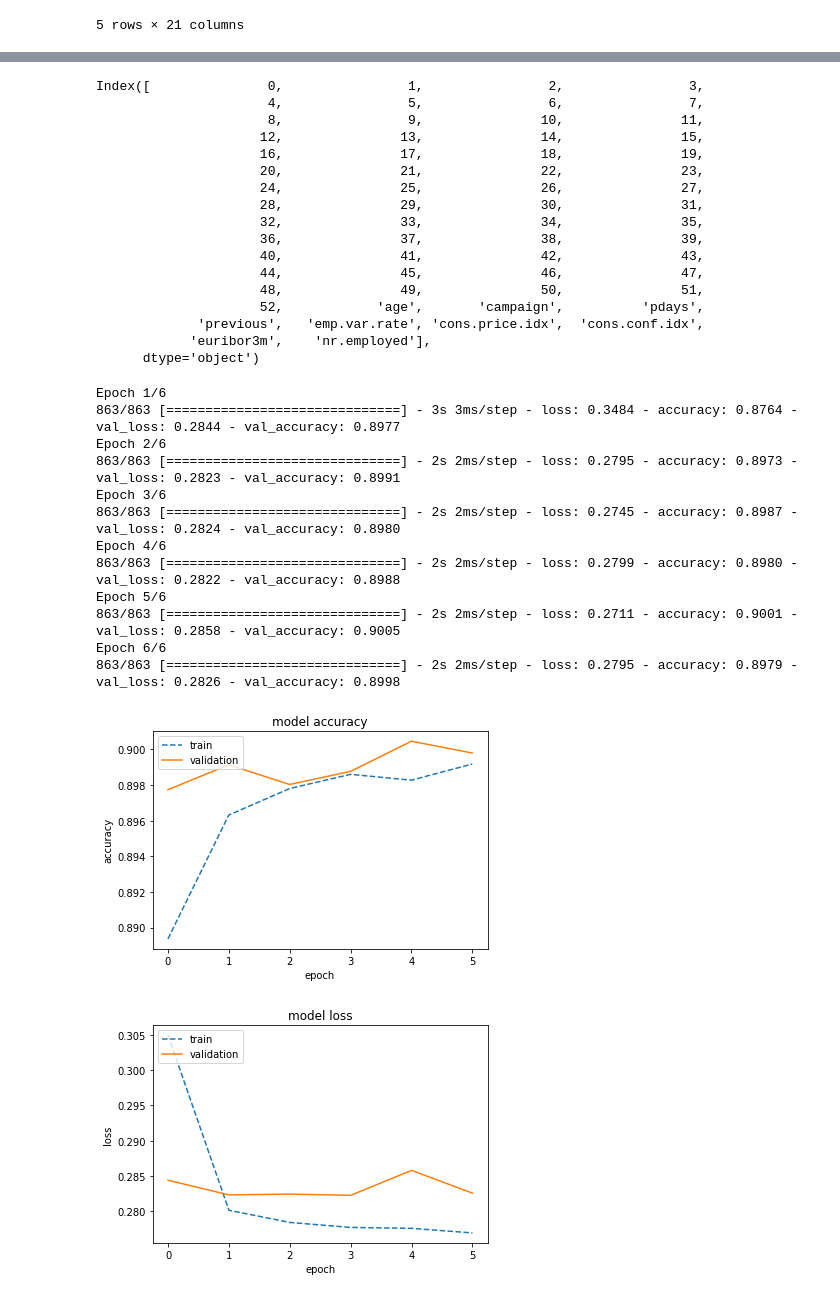
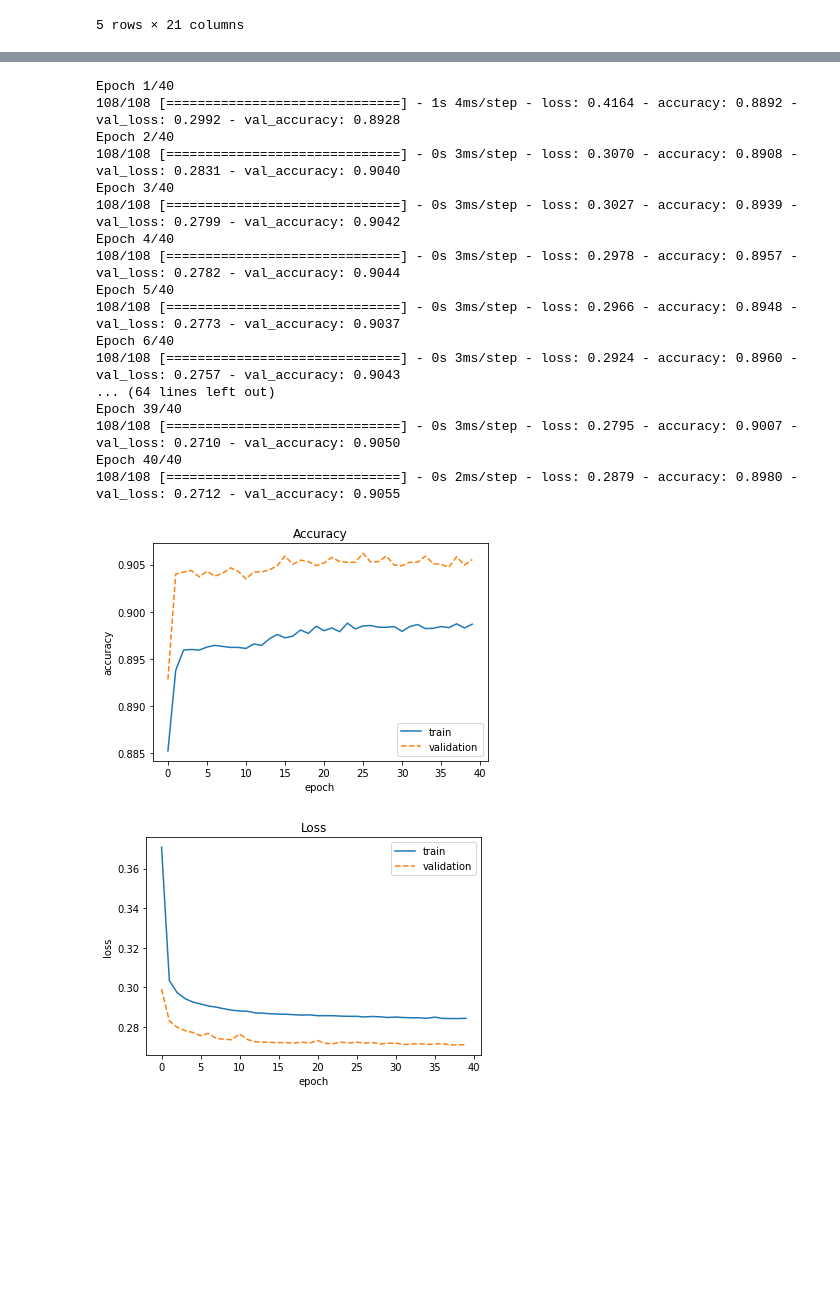
Before and after one commit to junelsolis/AAU-Machine-Learning, a Jupyter notebook: Mini Project 1/Mini Project 1.ipynb, the cells around one changed output, grey strips where cells are left out. Saved outputs shown, nothing was run; the diff lists cells and outputs as text; code cells hidden in the pictures; blank space fills up the shorter version.

```diff
--- a/Mini Project 1/Mini Project 1.ipynb
+++ b/Mini Project 1/Mini Project 1.ipynb
@@ -52,7 +52,8 @@ from sklearn.preprocessing import OneHotEncoder
 one_hot_encoder = OneHotEncoder(dtype=np.int, sparse=True)
 
 # start assembling cleaned data
-clean_data = pd.DataFrame(one_hot_encoder.fit_transform(data[['job', 'marital','education','default','housing','loan','contact','month','day_of_week','poutcome']]).toarray())
+# clean_data = pd.DataFrame(one_hot_encoder.fit_transform(data[['job', 'marital','education','default','housing','loan','contact','month','day_of_week','poutcome']]).toarray())
+clean_data = pd.DataFrame(one_hot_encoder.fit_transform(data[['education','default','contact','poutcome']]).toarray())
 # %%
 from sklearn.preprocessing import MinMaxScaler, StandardScaler
 
@@ -99,24 +87,6 @@ X = clean_data.loc[:, clean_data.columns != 'y']
 y = clean_data['y']
 
 X_train, X_test, y_train, y_test = train_test_split(X, y, test_size=0.33)
-# %% [output]
-Index([               0,                1,                2,                3,
-                      4,                5,                6,                7,
-                      8,                9,               10,               11,
-                     12,               13,               14,               15,
-                     16,               17,               18,               19,
-                     20,               21,               22,               23,
-                     24,               25,               26,               27,
-                     28,               29,               30,               31,
-                     32,               33,               34,               35,
-                     36,               37,               38,               39,
-                     40,               41,               42,               43,
-                     44,               45,               46,               47,
-                     48,               49,               50,               51,
-                     52,            'age',       'campaign',          'pdays',
-             'previous',   'emp.var.rate', 'cons.price.idx',  'cons.conf.idx',
-            'euribor3m',    'nr.employed'],
-      dtype='object')
 # %%
 import tensorflow as tf
 
@@ -124,52 +94,58 @@ import tensorflow as tf
 
 # Build and compile TF model
 model = tf.keras.Sequential([
-    tf.keras.layers.Dense(4, activation='relu', input_dim=62),
-    tf.keras.layers.Dense(128, activation=tf.nn.relu),
+    tf.keras.layers.Dense(6, activation='relu', input_dim=len(X_train.columns)),
+
+    tf.keras.layers.Dense(32, activation=tf.nn.relu),
     tf.keras.layers.Dense(2, activation='softmax')
 ])
 
-model.compile(optimizer='adam', loss=tf.keras.losses.SparseCategoricalCrossentropy(), metrics=['accuracy'])
+model.compile(optimizer=tf.keras.optimizers.Adam(), loss=tf.keras.losses.SparseCategoricalCrossentropy(), metrics=['accuracy'])
 # %%
 
 # es_callback = tf.keras.callbacks.EarlyStopping(monitor='val_loss', patience=3)
-history = model.fit(X_train, y_train, epochs=6, validation_data=(X_test, y_test), shuffle=True)
+history = model.fit(X_train, y_train, epochs=40, validation_data=(X_test, y_test), shuffle=True, batch_size=256)
 # %% [output]
-Epoch 1/6
-863/863 [==============================] - 3s 3ms/step - loss: 0.3484 - accuracy: 0.8764 - val_loss: 0.2844 - val_accuracy: 0.8977
-Epoch 2/6
-863/863 [==============================] - 2s 2ms/step - loss: 0.2795 - accuracy: 0.8973 - val_loss: 0.2823 - val_accuracy: 0.8991
-Epoch 3/6
-863/863 [==============================] - 2s 2ms/step - loss: 0.2745 - accuracy: 0.8987 - val_loss: 0.2824 - val_accuracy: 0.8980
-Epoch 4/6
-863/863 [==============================] - 2s 2ms/step - loss: 0.2799 - accuracy: 0.8980 - val_loss: 0.2822 - val_accuracy: 0.8988
-Epoch 5/6
-863/863 [==============================] - 2s 2ms/step - loss: 0.2711 - accuracy: 0.9001 - val_loss: 0.2858 - val_accuracy: 0.9005
-Epoch 6/6
-863/863 [==============================] - 2s 2ms/step - loss: 0.2795 - accuracy: 0.8979 - val_loss: 0.2826 - val_accuracy: 0.8998
+Epoch 1/40
+108/108 [==============================] - 1s 4ms/step - loss: 0.4164 - accuracy: 0.8892 - val_loss: 0.2992 - val_accuracy: 0.8928
+Epoch 2/40
+108/108 [==============================] - 0s 3ms/step - loss: 0.3070 - accuracy: 0.8908 - val_loss: 0.2831 - val_accuracy: 0.9040
+Epoch 3/40
+108/108 [==============================] - 0s 3ms/step - loss: 0.3027 - accuracy: 0.8939 - val_loss: 0.2799 - val_accuracy: 0.9042
+Epoch 4/40
+108/108 [==============================] - 0s 3ms/step - loss: 0.2978 - accuracy: 0.8957 - val_loss: 0.2782 - val_accuracy: 0.9044
+Epoch 5/40
+108/108 [==============================] - 0s 3ms/step - loss: 0.2966 - accuracy: 0.8948 - val_loss: 0.2773 - val_accuracy: 0.9037
+Epoch 6/40
+108/108 [==============================] - 0s 3ms/step - loss: 0.2924 - accuracy: 0.8960 - val_loss: 0.2757 - val_accuracy: 0.9043
+... (64 lines left out)
+Epoch 39/40
+108/108 [==============================] - 0s 3ms/step - loss: 0.2795 - accuracy: 0.9007 - val_loss: 0.2710 - val_accuracy: 0.9050
+Epoch 40/40
+108/108 [==============================] - 0s 2ms/step - loss: 0.2879 - accuracy: 0.8980 - val_loss: 0.2712 - val_accuracy: 0.9055
 # %%
 # Plot model accuracy and loss for training and validation
 
 #  "Accuracy"
-plt.plot(history.history['accuracy'], '--' )
-plt.plot(history.history['val_accuracy'])
-plt.title('model accuracy')
+plt.plot(history.history['accuracy'], )
+plt.plot(history.history['val_accuracy'], '--')
+plt.title('Accuracy')
 plt.ylabel('accuracy')
 plt.xlabel('epoch')
-plt.legend(['train', 'validation'], loc='upper left')
+plt.legend(['train', 'validation'], loc='lower right')
 plt.show()
 
 # "Loss"
-plt.plot(history.history['loss'], '--')
-plt.plot(history.history['val_loss'])
-plt.title('model loss')
+plt.plot(history.history['loss'])
+plt.plot(history.history['val_loss'], '--')
+plt.title('Loss')
 plt.ylabel('loss')
 plt.xlabel('epoch')
-plt.legend(['train', 'validation'], loc='upper left')
+plt.legend(['train', 'validation'], loc='upper right')
 plt.show()
 # %% [output]
-[figure, old version]
+[figure, new version]
-[figure, old version]
+[figure, new version]
 # %%
 test_loss, test_acc = model.evaluate(X_test, y_test)
 print('Model accuracy =', test_acc)
```
Also changed, not shown: parts of 4 cells of this notebook.
